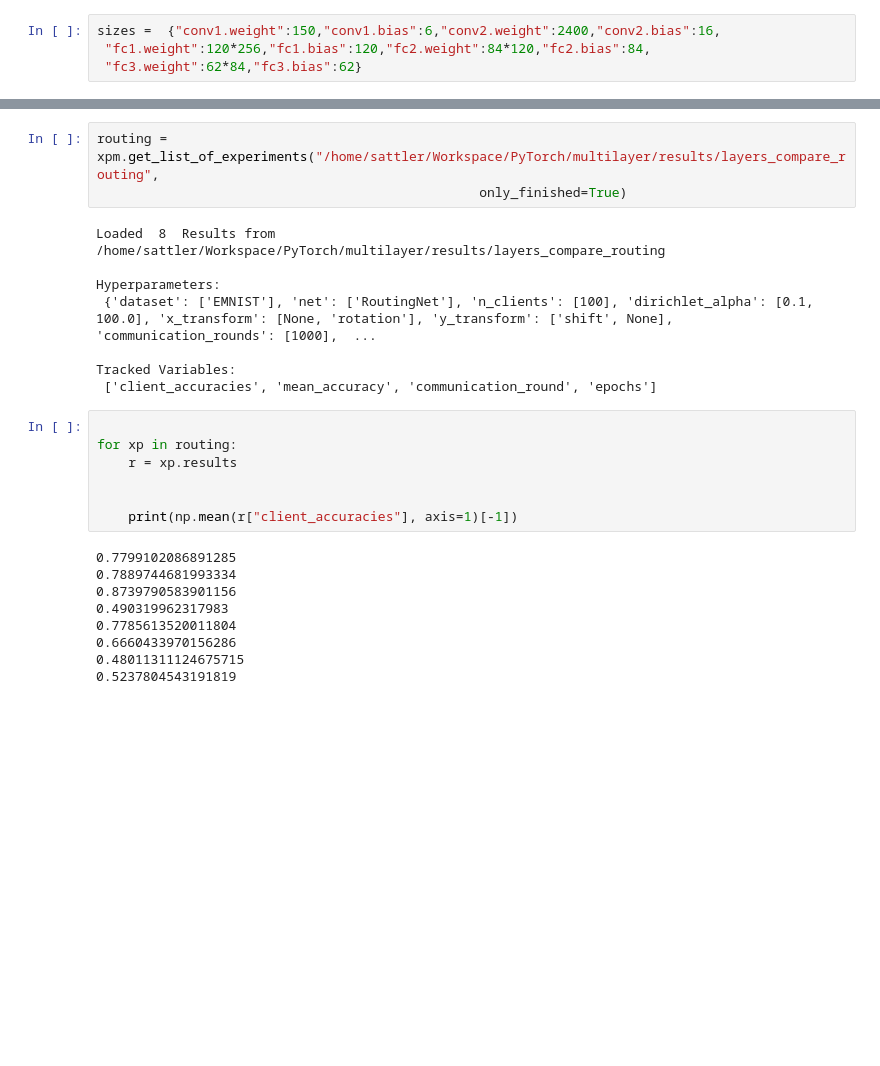
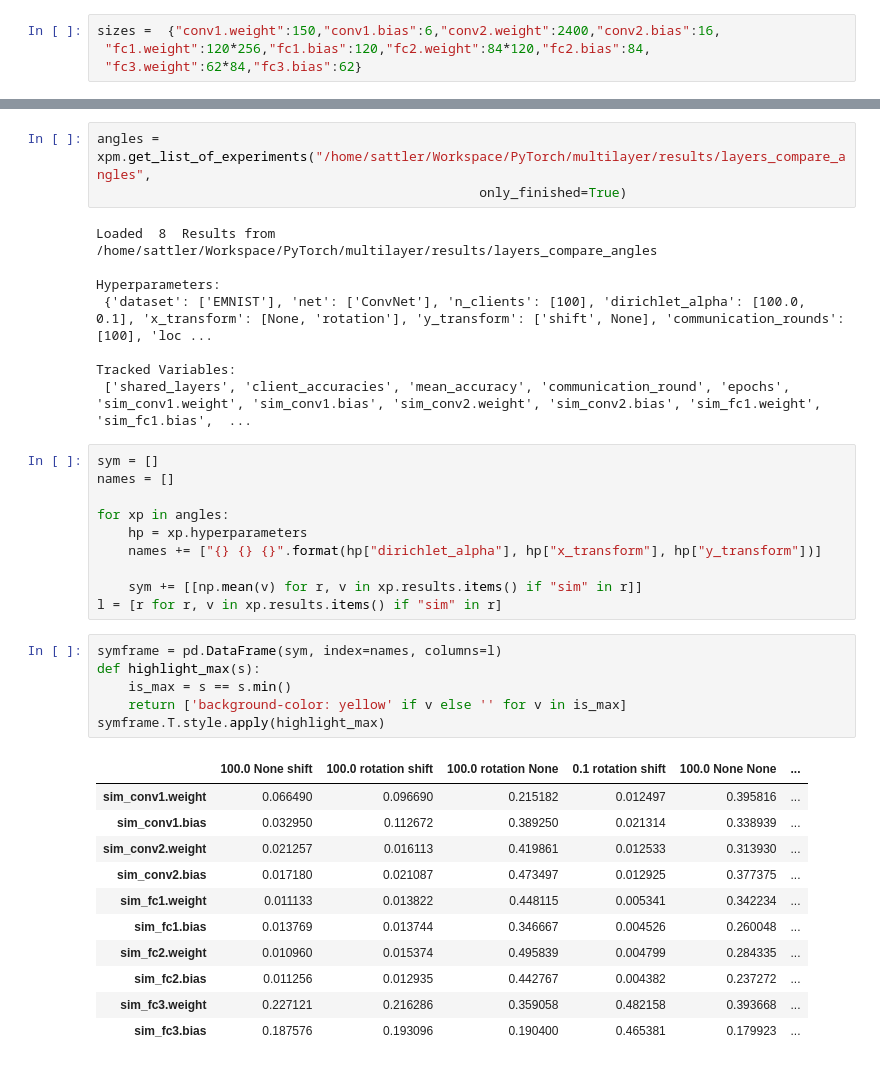
Before and after one commit to felisat/multilayer, a Jupyter notebook: viz/multi-layer.ipynb, the cells around one changed output, grey strips where cells are left out. Drawn from its saved outputs; the diff is of its cells as text; blank space fills up the shorter version.

```diff
--- a/viz/multi-layer.ipynb
+++ b/viz/multi-layer.ipynb
@@ -106,27 +113,39 @@ No handles with labels found to put in legend.
 # %%
-routing = xpm.get_list_of_experiments("/home/sattler/Workspace/PyTorch/multilayer/results/layers_compare_routing",
+angles = xpm.get_list_of_experiments("/home/sattler/Workspace/PyTorch/multilayer/results/layers_compare_angles",
                                                  only_finished=True)
 # %% [output]
-Loaded  8  Results from  /home/sattler/Workspace/PyTorch/multilayer/results/layers_compare_routing
+Loaded  8  Results from  /home/sattler/Workspace/PyTorch/multilayer/results/layers_compare_angles
 
 Hyperparameters:
- {'dataset': ['EMNIST'], 'net': ['RoutingNet'], 'n_clients': [100], 'dirichlet_alpha': [0.1, 100.0], 'x_transform': [None, 'rotation'], 'y_transform': ['shift', None], 'communication_rounds': [1000],  ...
+ {'dataset': ['EMNIST'], 'net': ['ConvNet'], 'n_clients': [100], 'dirichlet_alpha': [100.0, 0.1], 'x_transform': [None, 'rotation'], 'y_transform': ['shift', None], 'communication_rounds': [100], 'loc ...
 
 Tracked Variables:
- ['client_accuracies', 'mean_accuracy', 'communication_round', 'epochs']
+ ['shared_layers', 'client_accuracies', 'mean_accuracy', 'communication_round', 'epochs', 'sim_conv1.weight', 'sim_conv1.bias', 'sim_conv2.weight', 'sim_conv2.bias', 'sim_fc1.weight', 'sim_fc1.bias',  ...
-# %%
-
-for xp in routing:
-    r = xp.results
-
-
-    print(np.mean(r["client_accuracies"], axis=1)[-1])
-# %% [output]
-0.7799102086891285
-0.7889744681993334
-0.8739790583901156
-0.490319962317983
-0.7785613520011804
-0.6660433970156286
-0.48011311124675715
-0.5237804543191819
+# %%
+sym = []
+names = []
+
+for xp in angles:
+    hp = xp.hyperparameters
+    names += ["{} {} {}".format(hp["dirichlet_alpha"], hp["x_transform"], hp["y_transform"])]
+
+    sym += [[np.mean(v) for r, v in xp.results.items() if "sim" in r]]
+l = [r for r, v in xp.results.items() if "sim" in r]
+# %%
+symframe = pd.DataFrame(sym, index=names, columns=l)
+def highlight_max(s):
+    is_max = s == s.min()
+    return ['background-color: yellow' if v else '' for v in is_max]
+symframe.T.style.apply(highlight_max)
+# %% [output]
+|  | 100.0 None shift | 100.0 rotation shift | 100.0 rotation None | 0.1 rotation shift | 100.0 None None | ... |
+| sim_conv1.weight | 0.066490 | 0.096690 | 0.215182 | 0.012497 | 0.395816 | ... |
+| sim_conv1.bias | 0.032950 | 0.112672 | 0.389250 | 0.021314 | 0.338939 | ... |
+| sim_conv2.weight | 0.021257 | 0.016113 | 0.419861 | 0.012533 | 0.313930 | ... |
+| sim_conv2.bias | 0.017180 | 0.021087 | 0.473497 | 0.012925 | 0.377375 | ... |
+| sim_fc1.weight | 0.011133 | 0.013822 | 0.448115 | 0.005341 | 0.342234 | ... |
+| sim_fc1.bias | 0.013769 | 0.013744 | 0.346667 | 0.004526 | 0.260048 | ... |
+| sim_fc2.weight | 0.010960 | 0.015374 | 0.495839 | 0.004799 | 0.284335 | ... |
+| sim_fc2.bias | 0.011256 | 0.012935 | 0.442767 | 0.004382 | 0.237272 | ... |
+| sim_fc3.weight | 0.227121 | 0.216286 | 0.359058 | 0.482158 | 0.393668 | ... |
+| sim_fc3.bias | 0.187576 | 0.193096 | 0.190400 | 0.465381 | 0.179923 | ... |
```
Also changed, not shown: parts of 8 cells of this notebook, 14 other files.
